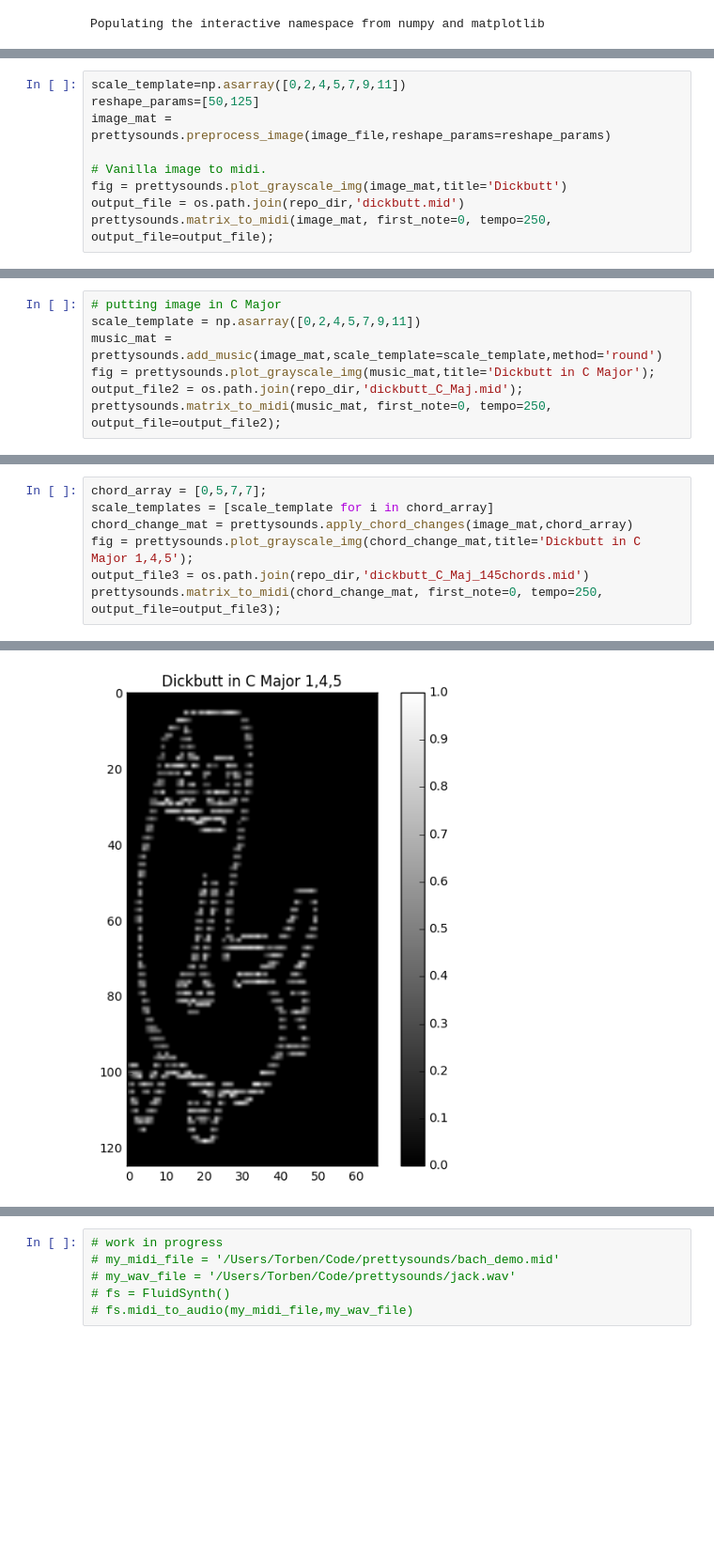
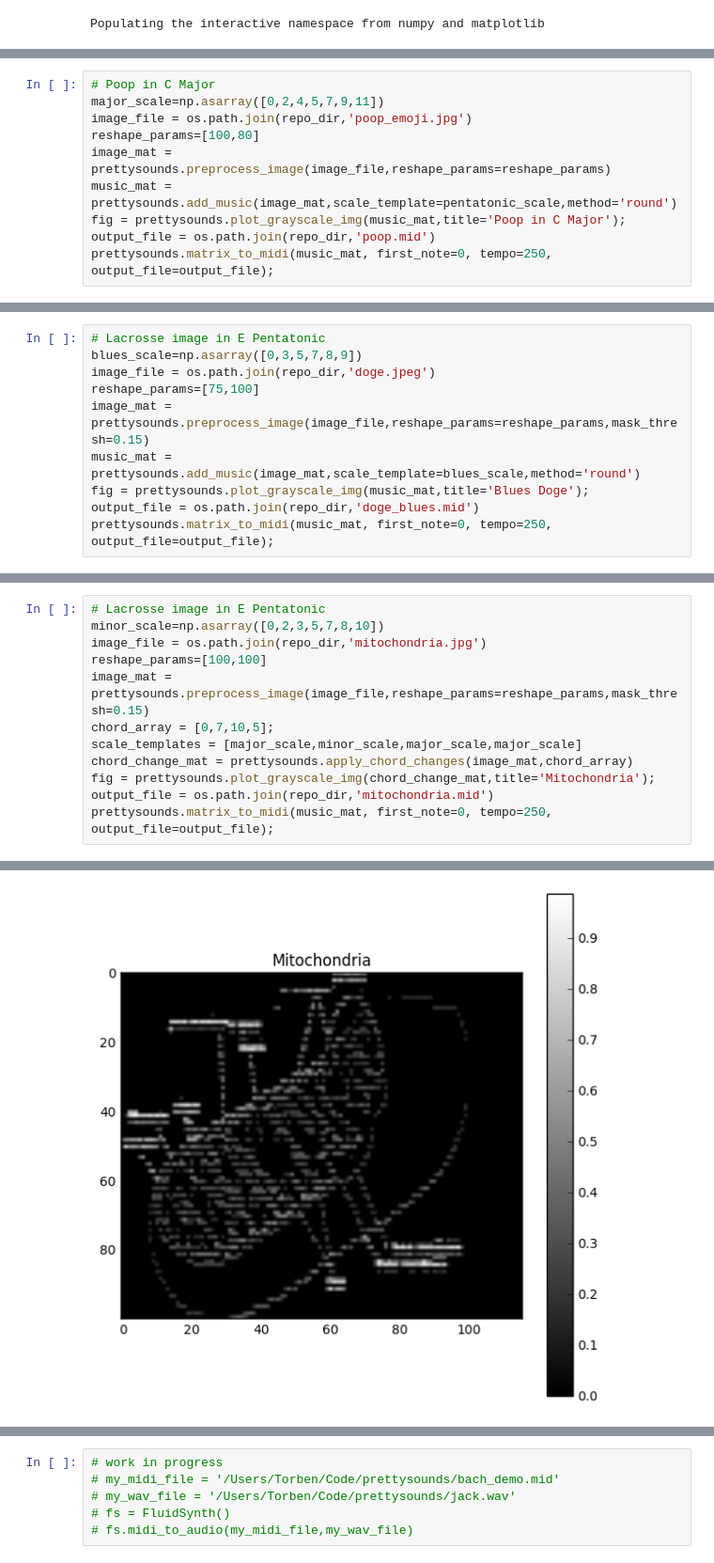
Before and after one commit to ParasKoundal/prettysounds, a Jupyter notebook: demo.ipynb, the cells around one changed output, grey strips where cells are left out. Shown at 94% size. Saved outputs shown, nothing was run; the diff lists cells and outputs as text; blank space fills up the shorter version.

```diff
--- a/demo.ipynb
+++ b/demo.ipynb
@@ -10,10 +80,11 @@ image_file = os.path.join(repo_dir,'dickbutt.jpg')
 # %%
-scale_template=np.asarray([0,2,4,5,7,9,11])
-reshape_params=[50,125]
+# Poop in C Major
+major_scale=np.asarray([0,2,4,5,7,9,11])
+image_file = os.path.join(repo_dir,'poop_emoji.jpg')
+reshape_params=[100,80]
 image_mat = prettysounds.preprocess_image(image_file,reshape_params=reshape_params)
-
-# Vanilla image to midi.
-fig = prettysounds.plot_grayscale_img(image_mat,title='Dickbutt')
-output_file = os.path.join(repo_dir,'dickbutt.mid')
-prettysounds.matrix_to_midi(image_mat, first_note=0, tempo=250, output_file=output_file);
+music_mat = prettysounds.add_music(image_mat,scale_template=pentatonic_scale,method='round')
+fig = prettysounds.plot_grayscale_img(music_mat,title='Poop in C Major');
+output_file = os.path.join(repo_dir,'poop.mid')
+prettysounds.matrix_to_midi(music_mat, first_note=0, tempo=250, output_file=output_file);
 # %% [output]
@@ -23,8 +94,11 @@ writing midi file
 # %%
-# putting image in C Major
-scale_template = np.asarray([0,2,4,5,7,9,11])
-music_mat = prettysounds.add_music(image_mat,scale_template=scale_template,method='round')
-fig = prettysounds.plot_grayscale_img(music_mat,title='Dickbutt in C Major');
-output_file2 = os.path.join(repo_dir,'dickbutt_C_Maj.mid');
-prettysounds.matrix_to_midi(music_mat, first_note=0, tempo=250, output_file=output_file2);
+# Lacrosse image in E Pentatonic
+blues_scale=np.asarray([0,3,5,7,8,9])
+image_file = os.path.join(repo_dir,'doge.jpeg')
+reshape_params=[75,100]
+image_mat = prettysounds.preprocess_image(image_file,reshape_params=reshape_params,mask_thresh=0.15)
+music_mat = prettysounds.add_music(image_mat,scale_template=blues_scale,method='round')
+fig = prettysounds.plot_grayscale_img(music_mat,title='Blues Doge');
+output_file = os.path.join(repo_dir,'doge_blues.mid')
+prettysounds.matrix_to_midi(music_mat, first_note=0, tempo=250, output_file=output_file);
 # %% [output]
@@ -33,8 +108,13 @@ writing midi file
 # %%
-chord_array = [0,5,7,7];
-scale_templates = [scale_template for i in chord_array]
+# Lacrosse image in E Pentatonic
+minor_scale=np.asarray([0,2,3,5,7,8,10])
+image_file = os.path.join(repo_dir,'mitochondria.jpg')
+reshape_params=[100,100]
+image_mat = prettysounds.preprocess_image(image_file,reshape_params=reshape_params,mask_thresh=0.15)
+chord_array = [0,7,10,5];
+scale_templates = [major_scale,minor_scale,major_scale,major_scale]
 chord_change_mat = prettysounds.apply_chord_changes(image_mat,chord_array)
-fig = prettysounds.plot_grayscale_img(chord_change_mat,title='Dickbutt in C Major 1,4,5');
-output_file3 = os.path.join(repo_dir,'dickbutt_C_Maj_145chords.mid')
-prettysounds.matrix_to_midi(chord_change_mat, first_note=0, tempo=250, output_file=output_file3);
+fig = prettysounds.plot_grayscale_img(chord_change_mat,title='Mitochondria');
+output_file = os.path.join(repo_dir,'mitochondria.mid')
+prettysounds.matrix_to_midi(music_mat, first_note=0, tempo=250, output_file=output_file);
 # %% [output]
@@ -41,2 +122,2 @@ prettysounds.matrix_to_midi(chord_change_mat, first_note=0, tempo=250, output_fi
 writing midi file
-[figure, old version]
+[figure, new version]
```
Also changed, not shown: parts of 10 cells of this notebook, 31 other files.
